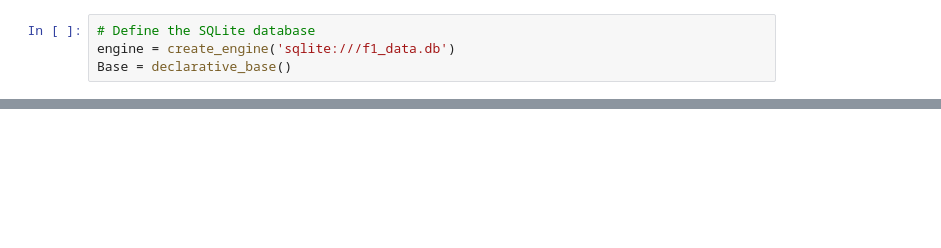
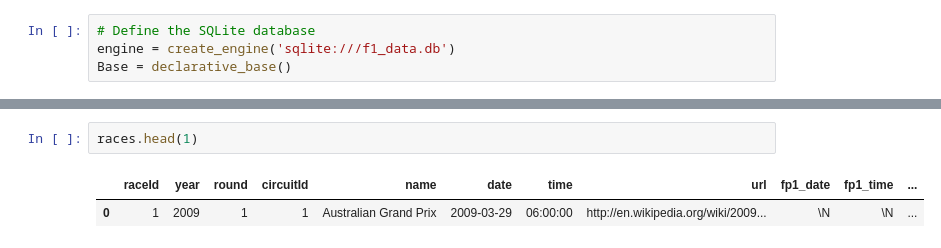
Before and after one commit to sagarverma29/F1-World-Championship-Analysis, a Jupyter notebook: Formula 1 EDA.ipynb, the cells around one changed output, grey strips where cells are left out. Saved outputs shown, nothing was run; the diff lists cells and outputs as text; blank space fills up the shorter version.

```diff
--- a/Formula 1 EDA.ipynb
+++ b/Formula 1 EDA.ipynb
@@ -144,0 +155,5 @@ circuits.to_sql('circuits', engine, index= False, if_exists= 'replace')
+# %%
+races.head(1)
+# %% [output]
+|  | raceId | year | round | circuitId | name | date | time | url | fp1_date | fp1_time | ... |
+| 0 | 1 | 2009 | 1 | 1 | Australian Grand Prix | 2009-03-29 | 06:00:00 | http://en.wikipedia.org/wiki/2009... | \N | \N | ... |
```
Also changed, not shown: parts of 12 cells of this notebook, 2 other files.
